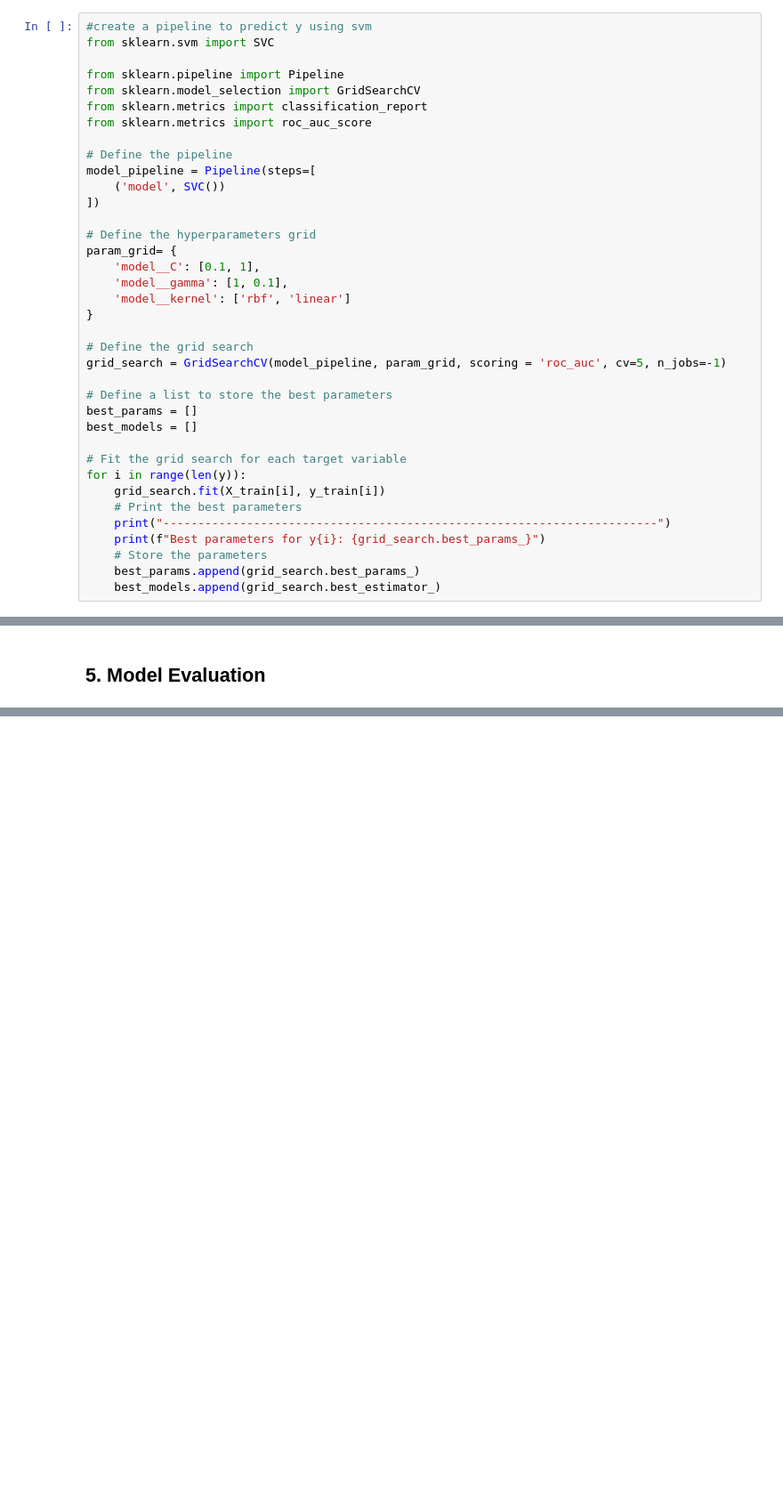
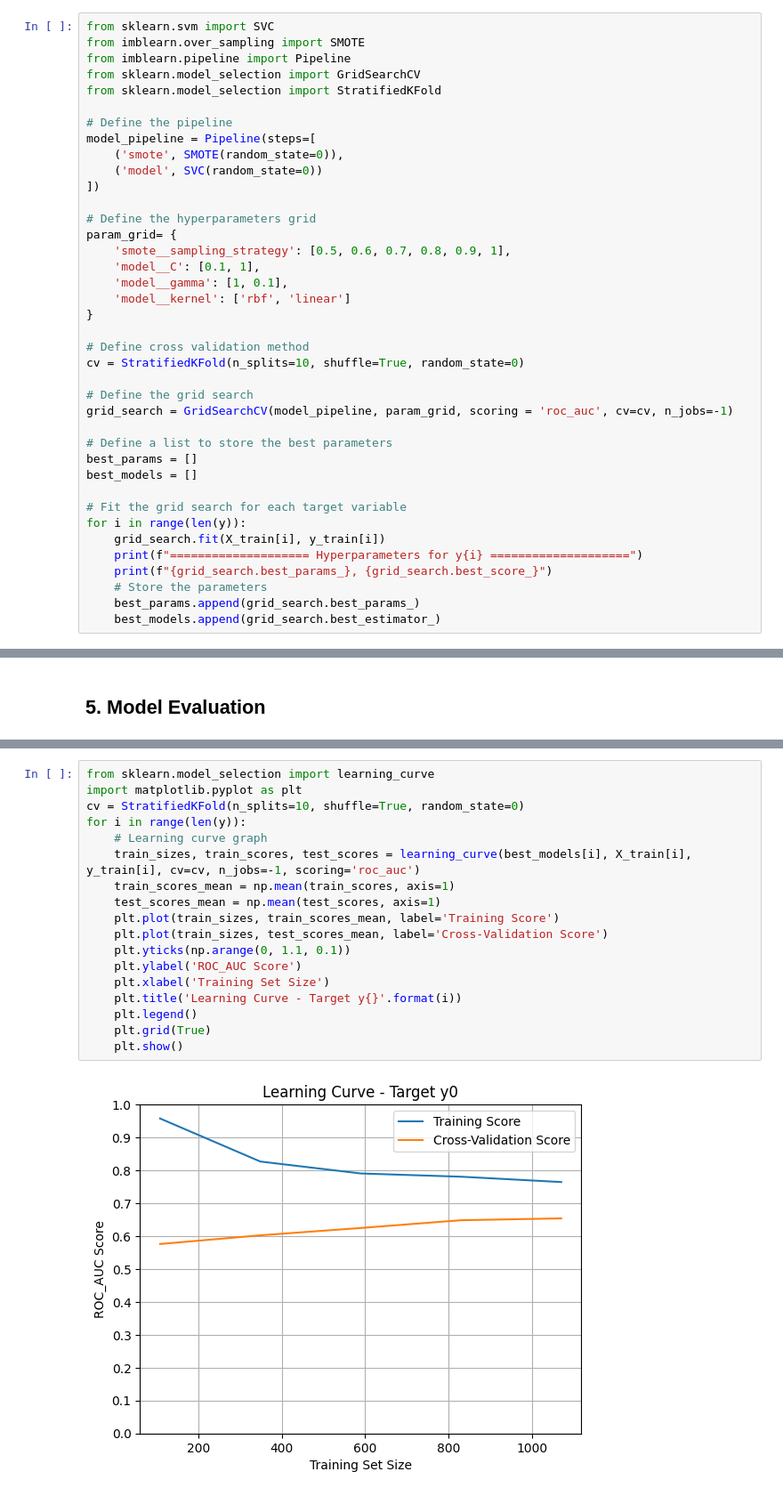
Before and after one commit to danghaidang04/Myocardial_Infraction_Complications_Analysis, a Jupyter notebook: SVM.ipynb, the cells around one changed output, grey strips where cells are left out. Shown at 89% size. Cells and saved outputs as stored; diff of their text form; blank space fills up the shorter version.

```diff
--- a/SVM.ipynb
+++ b/SVM.ipynb
@@ -345,28 +307,31 @@ Stored 'preprocessed_data' (DataFrame)
 # %% [markdown]
 ## 4. Model Selection
 # %%
-#create a pipeline to predict y using svm
 from sklearn.svm import SVC
-
-from sklearn.pipeline import Pipeline
+from imblearn.over_sampling import SMOTE
+from imblearn.pipeline import Pipeline
 from sklearn.model_selection import GridSearchCV
-from sklearn.metrics import classification_report
-from sklearn.metrics import roc_auc_score
+from sklearn.model_selection import StratifiedKFold
 
 # Define the pipeline
 model_pipeline = Pipeline(steps=[
-    ('model', SVC())
+    ('smote', SMOTE(random_state=0)),
+    ('model', SVC(random_state=0))
 ])
 
 # Define the hyperparameters grid
 param_grid= {
+    'smote__sampling_strategy': [0.5, 0.6, 0.7, 0.8, 0.9, 1],
     'model__C': [0.1, 1],
     'model__gamma': [1, 0.1],
     'model__kernel': ['rbf', 'linear']
 }
 
+# Define cross validation method
+cv = StratifiedKFold(n_splits=10, shuffle=True, random_state=0)
+
 # Define the grid search
-grid_search = GridSearchCV(model_pipeline, param_grid, scoring = 'roc_auc', cv=5, n_jobs=-1)
+grid_search = GridSearchCV(model_pipeline, param_grid, scoring = 'roc_auc', cv=cv, n_jobs=-1)
 
 # Define a list to store the best parameters
 best_params = []
@@ -375,9 +340,8 @@ best_models = []
 # Fit the grid search for each target variable
 for i in range(len(y)):
     grid_search.fit(X_train[i], y_train[i])
-    # Print the best parameters
-    print("-----------------------------------------------------------------------")
-    print(f"Best parameters for y{i}: {grid_search.best_params_}")
+    print(f"==================== Hyperparameters for y{i} ====================")
+    print(f"{grid_search.best_params_}, {grid_search.best_score_}")
     # Store the parameters
     best_params.append(grid_search.best_params_)
     best_models.append(grid_search.best_estimator_)
@@ -459,0 +398,20 @@ weighted avg       0.82      0.91      0.86       510
+# %%
+from sklearn.model_selection import learning_curve
+import matplotlib.pyplot as plt
+cv = StratifiedKFold(n_splits=10, shuffle=True, random_state=0)
+for i in range(len(y)):
+    # Learning curve graph
+    train_sizes, train_scores, test_scores = learning_curve(best_models[i], X_train[i], y_train[i], cv=cv, n_jobs=-1, scoring='roc_auc')
+    train_scores_mean = np.mean(train_scores, axis=1)
+    test_scores_mean = np.mean(test_scores, axis=1)
+    plt.plot(train_sizes, train_scores_mean, label='Training Score')
+    plt.plot(train_sizes, test_scores_mean, label='Cross-Validation Score')
+    plt.yticks(np.arange(0, 1.1, 0.1))
+    plt.ylabel('ROC_AUC Score')
+    plt.xlabel('Training Set Size')
+    plt.title('Learning Curve - Target y{}'.format(i))
+    plt.legend()
+    plt.grid(True)
+    plt.show()
+# %% [output]
+[figure, added]
```
Also changed, not shown: parts of 9 cells of this notebook, 1 other file.
